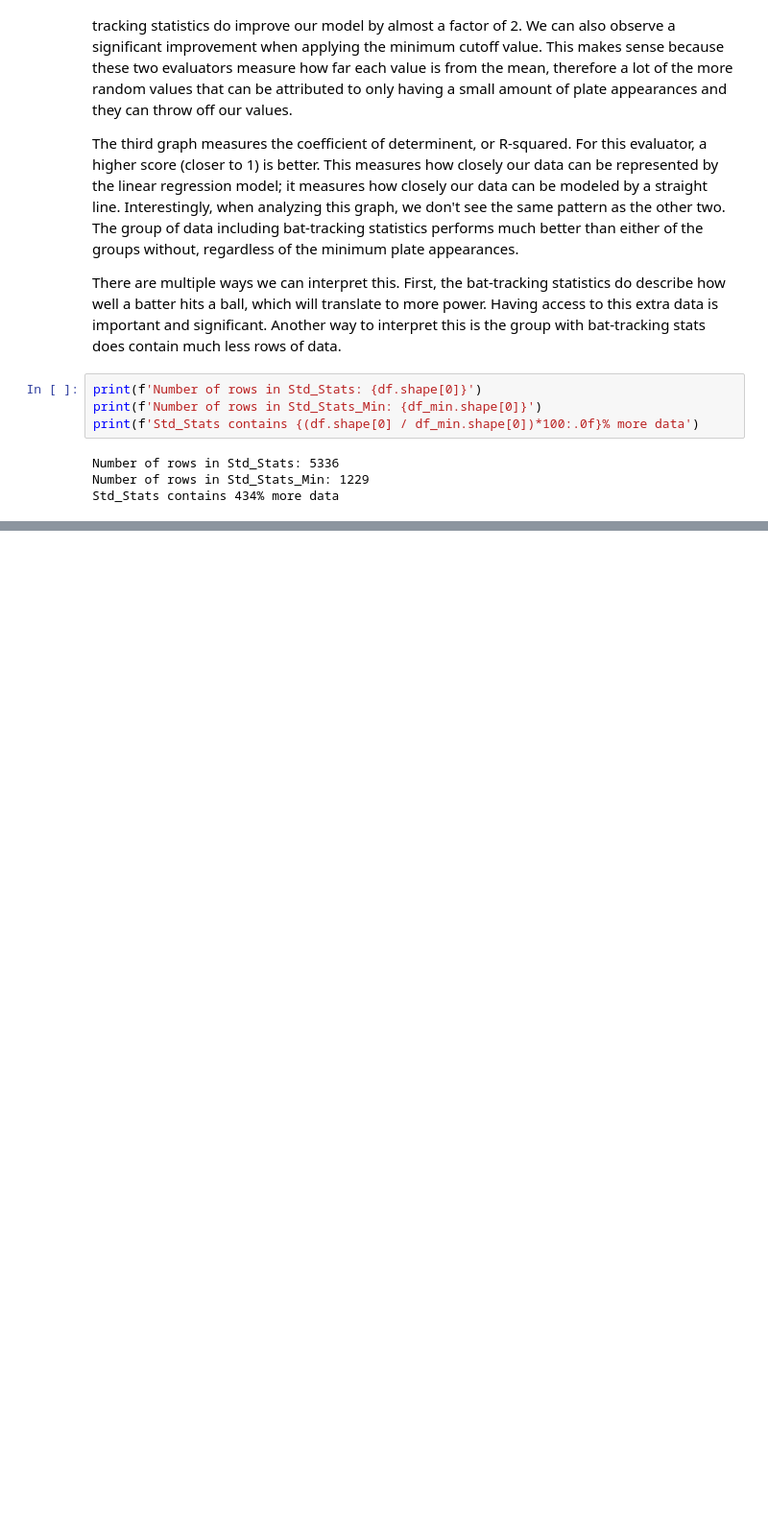
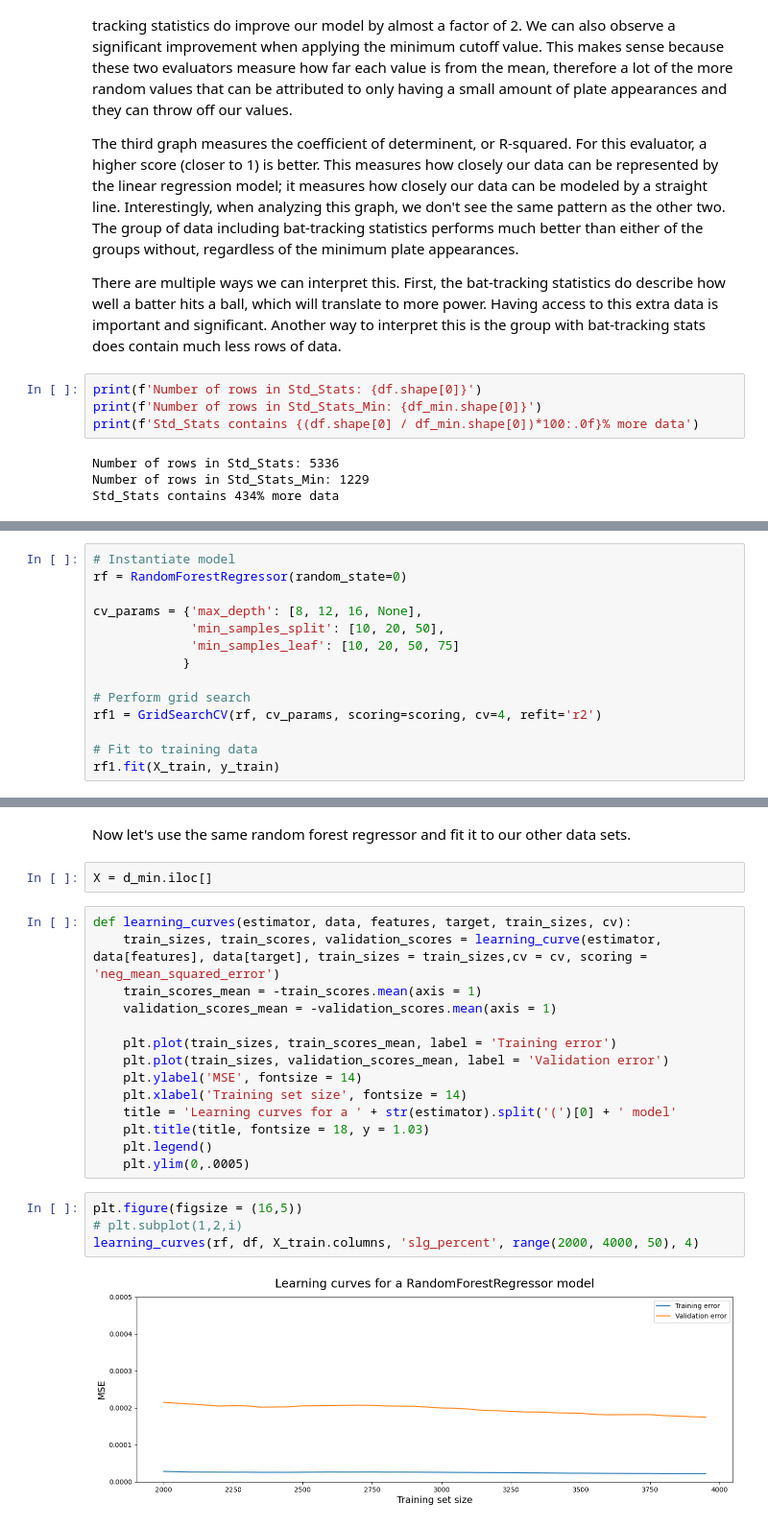
Before and after one commit to RyRom/da-proj, a Jupyter notebook: ml_demo.ipynb, the cells around one changed output, grey strips where cells are left out. Shown at 96% size. Drawn from its saved outputs; the diff is of its cells as text; blank space fills up the shorter version.

```diff
--- a/ml_demo.ipynb
+++ b/ml_demo.ipynb
@@ -889,0 +1014,14 @@ Now, let's try to model our data with a decision tree, and do the same filtering
+# %%
+# Instantiate model
+rf = RandomForestRegressor(random_state=0)
+
+cv_params = {'max_depth': [8, 12, 16, None],
+             'min_samples_split': [10, 20, 50],
+             'min_samples_leaf': [10, 20, 50, 75]
+            }
+
+# Perform grid search
+rf1 = GridSearchCV(rf, cv_params, scoring=scoring, cv=4, refit='r2')
+
+# Fit to training data
+rf1.fit(X_train, y_train)
@@ -889,0 +1085,24 @@ Now, let's try to model our data with a decision tree, and do the same filtering
+# %% [markdown]
+Now let's use the same random forest regressor and fit it to our other data sets.
+# %%
+X = d_min.iloc[]
+# %%
+def learning_curves(estimator, data, features, target, train_sizes, cv):
+    train_sizes, train_scores, validation_scores = learning_curve(estimator, data[features], data[target], train_sizes = train_sizes,cv = cv, scoring = 'neg_mean_squared_error')
+    train_scores_mean = -train_scores.mean(axis = 1)
+    validation_scores_mean = -validation_scores.mean(axis = 1)
+
+    plt.plot(train_sizes, train_scores_mean, label = 'Training error')
+    plt.plot(train_sizes, validation_scores_mean, label = 'Validation error')
+    plt.ylabel('MSE', fontsize = 14)
+    plt.xlabel('Training set size', fontsize = 14)
+    title = 'Learning curves for a ' + str(estimator).split('(')[0] + ' model'
+    plt.title(title, fontsize = 18, y = 1.03)
+    plt.legend()
+    plt.ylim(0,.0005)
+# %%
+plt.figure(figsize = (16,5))
+# plt.subplot(1,2,i)
+learning_curves(rf, df, X_train.columns, 'slg_percent', range(2000, 4000, 50), 4)
+# %% [output]
+[figure, added]
```
Also changed, not shown: parts of 26 cells of this notebook.
